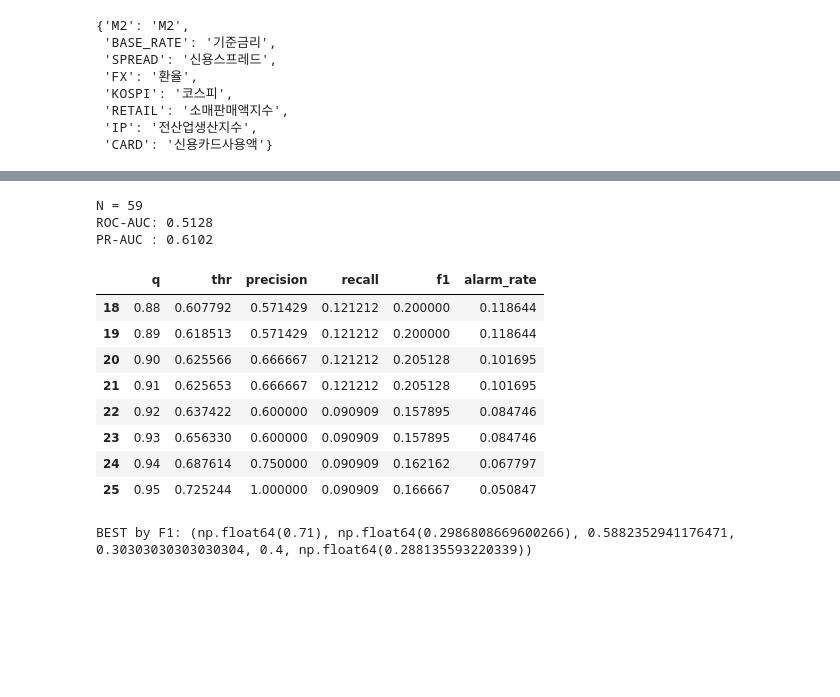
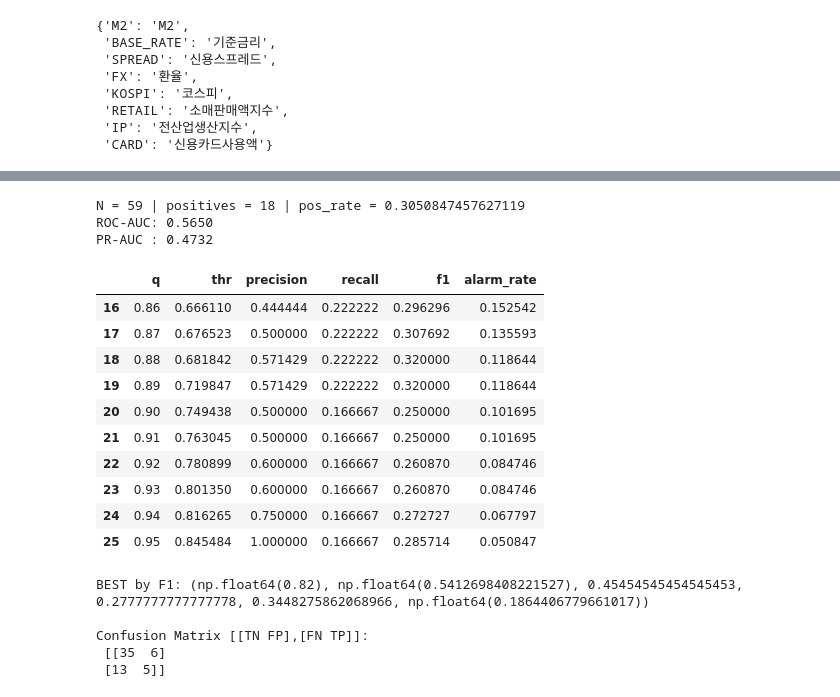
Before and after one commit to yoonsung1/final-project, a Jupyter notebook: 윤성/04_조기경보.ipynb, the cells around one changed output, grey strips where cells are left out. Cells and saved outputs as stored; diff of their text form; code cells hidden in the pictures; blank space fills up the shorter version.

```diff
--- a/윤성/04_조기경보.ipynb
+++ b/윤성/04_조기경보.ipynb
@@ -310,42 +308,64 @@ thr_gap, feat[[ "date","gap","is_dec", f"y_dec_in_{H}m"]].tail(15)
 # %%
-eval_df = feat.dropna(subset=["ews_total", f"y_dec_in_{H}m"]).copy()
+# --- evaluation cell (label만 선택해서 비교) ---
 
-y_true = eval_df[f"y_dec_in_{H}m"].values
+y_col = f"y_enter_in_{H}m"   # 추천: 먼저 이걸로
+# y_col = f"y_enter_at_{H}m" # 더 타이트하게 보려면 이걸로
+
+eval_df = feat.dropna(subset=["ews_total", y_col]).copy()
+
+y_true = eval_df[y_col].values
 y_score = eval_df["ews_total"].values
+
+print("N =", len(eval_df), "| positives =", int(y_true.sum()), "| pos_rate =", y_true.mean())
 
 roc = roc_auc_score(y_true, y_score)
 ap  = average_precision_score(y_true, y_score)
 
-print("N =", len(eval_df))
 print(f"ROC-AUC: {roc:.4f}")
 print(f"PR-AUC : {ap:.4f}")
 
-# 임계값 sweep (q=0.70~0.95)
+# threshold sweep: score 상위 q를 알람으로 간주
 qs = np.linspace(0.70, 0.95, 26)
+rows = []
 best = None
-rows = []
+
 for q in qs:
     thr = np.quantile(y_score, q)
     y_pred = (y_score >= thr).astype(int)
-    p, r, f1, _ = precision_recall_fscore_support(y_true, y_pred, average="binary", zero_division=0)
+
+    p, r, f1, _ = precision_recall_fscore_support(
+        y_true, y_pred, average="binary", zero_division=0
+    )
     rows.append((q, thr, p, r, f1, y_pred.mean()))
     if best is None or f1 > best[4]:
         best = (q, thr, p, r, f1, y_pred.mean())
 
 res = pd.DataFrame(rows, columns=["q","thr","precision","recall","f1","alarm_rate"])
-display(res.tail(8))
+display(res.tail(10))
 print("\nBEST by F1:", best)
+
+# confusion matrix at best threshold
+best_thr = best[1]
+y_best = (y_score >= best_thr).astype(int)
+cm = confusion_matrix(y_true, y_best)
+print("\nConfusion Matrix [[TN FP],[FN TP]]:\n", cm)
 # %% [output]
-N = 59
-ROC-AUC: 0.5128
-PR-AUC : 0.6102
+N = 59 | positives = 18 | pos_rate = 0.3050847457627119
+ROC-AUC: 0.5650
+PR-AUC : 0.4732
 |  | q | thr | precision | recall | f1 | alarm_rate |
-| 18 | 0.88 | 0.607792 | 0.571429 | 0.121212 | 0.200000 | 0.118644 |
-| 19 | 0.89 | 0.618513 | 0.571429 | 0.121212 | 0.200000 | 0.118644 |
-| 20 | 0.90 | 0.625566 | 0.666667 | 0.121212 | 0.205128 | 0.101695 |
-| 21 | 0.91 | 0.625653 | 0.666667 | 0.121212 | 0.205128 | 0.101695 |
-| 22 | 0.92 | 0.637422 | 0.600000 | 0.090909 | 0.157895 | 0.084746 |
-| 23 | 0.93 | 0.656330 | 0.600000 | 0.090909 | 0.157895 | 0.084746 |
-| 24 | 0.94 | 0.687614 | 0.750000 | 0.090909 | 0.162162 | 0.067797 |
-| 25 | 0.95 | 0.725244 | 1.000000 | 0.090909 | 0.166667 | 0.050847 |
+| 16 | 0.86 | 0.666110 | 0.444444 | 0.222222 | 0.296296 | 0.152542 |
+| 17 | 0.87 | 0.676523 | 0.500000 | 0.222222 | 0.307692 | 0.135593 |
+| 18 | 0.88 | 0.681842 | 0.571429 | 0.222222 | 0.320000 | 0.118644 |
+| 19 | 0.89 | 0.719847 | 0.571429 | 0.222222 | 0.320000 | 0.118644 |
+| 20 | 0.90 | 0.749438 | 0.500000 | 0.166667 | 0.250000 | 0.101695 |
+| 21 | 0.91 | 0.763045 | 0.500000 | 0.166667 | 0.250000 | 0.101695 |
+| 22 | 0.92 | 0.780899 | 0.600000 | 0.166667 | 0.260870 | 0.084746 |
+| 23 | 0.93 | 0.801350 | 0.600000 | 0.166667 | 0.260870 | 0.084746 |
+| 24 | 0.94 | 0.816265 | 0.750000 | 0.166667 | 0.272727 | 0.067797 |
+| 25 | 0.95 | 0.845484 | 1.000000 | 0.166667 | 0.285714 | 0.050847 |
-BEST by F1: (np.float64(0.71), np.float64(0.2986808669600266), 0.5882352941176471, 0.30303030303030304, 0.4, np.float64(0.288135593220339))
+BEST by F1: (np.float64(0.82), np.float64(0.5412698408221527), 0.45454545454545453, 0.2777777777777778, 0.3448275862068966, np.float64(0.1864406779661017))
+
+Confusion Matrix [[TN FP],[FN TP]]:
+ [[35  6]
+ [13  5]]
```
Also changed, not shown: parts of 14 cells of this notebook, 5 other files.
